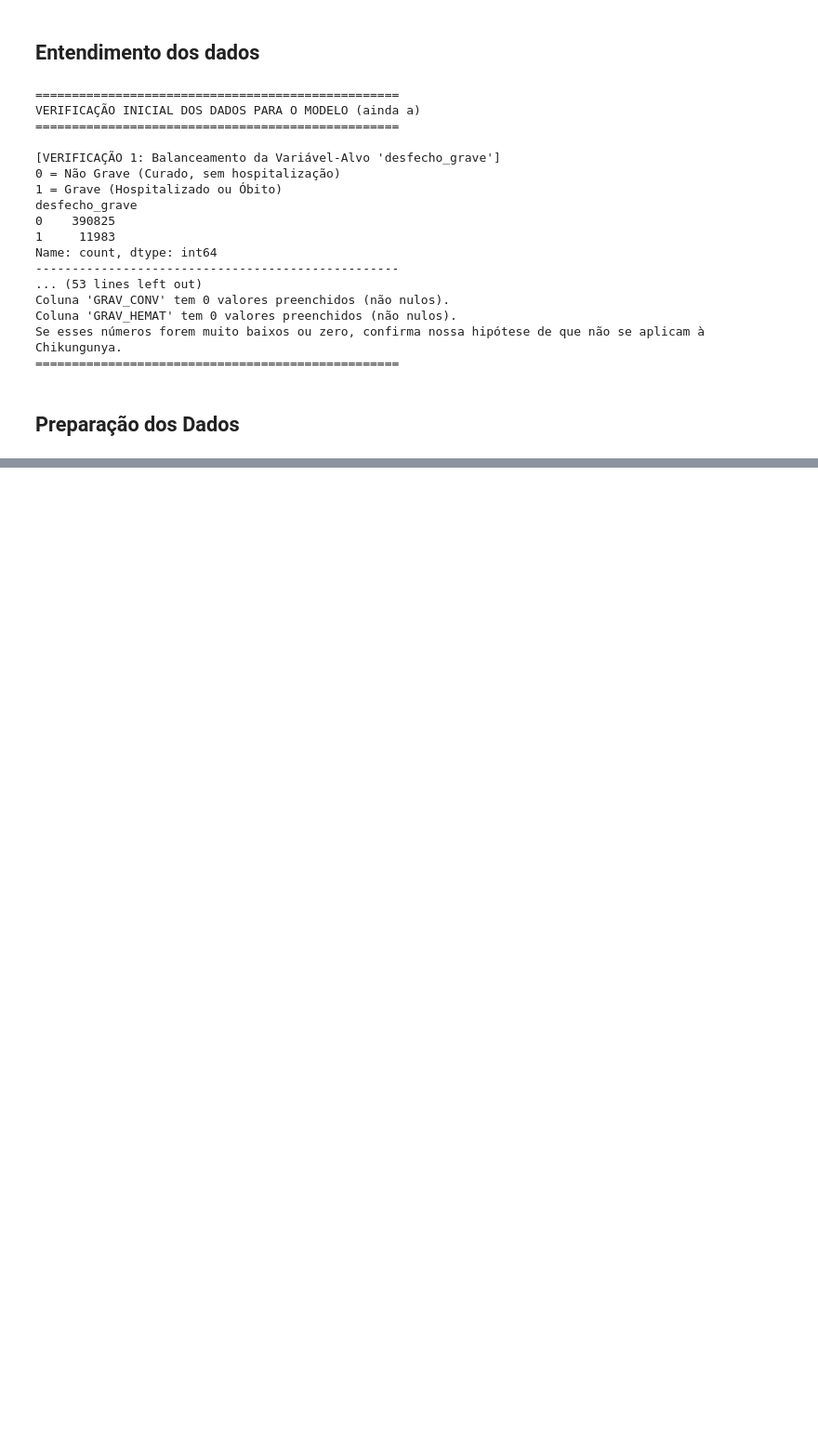
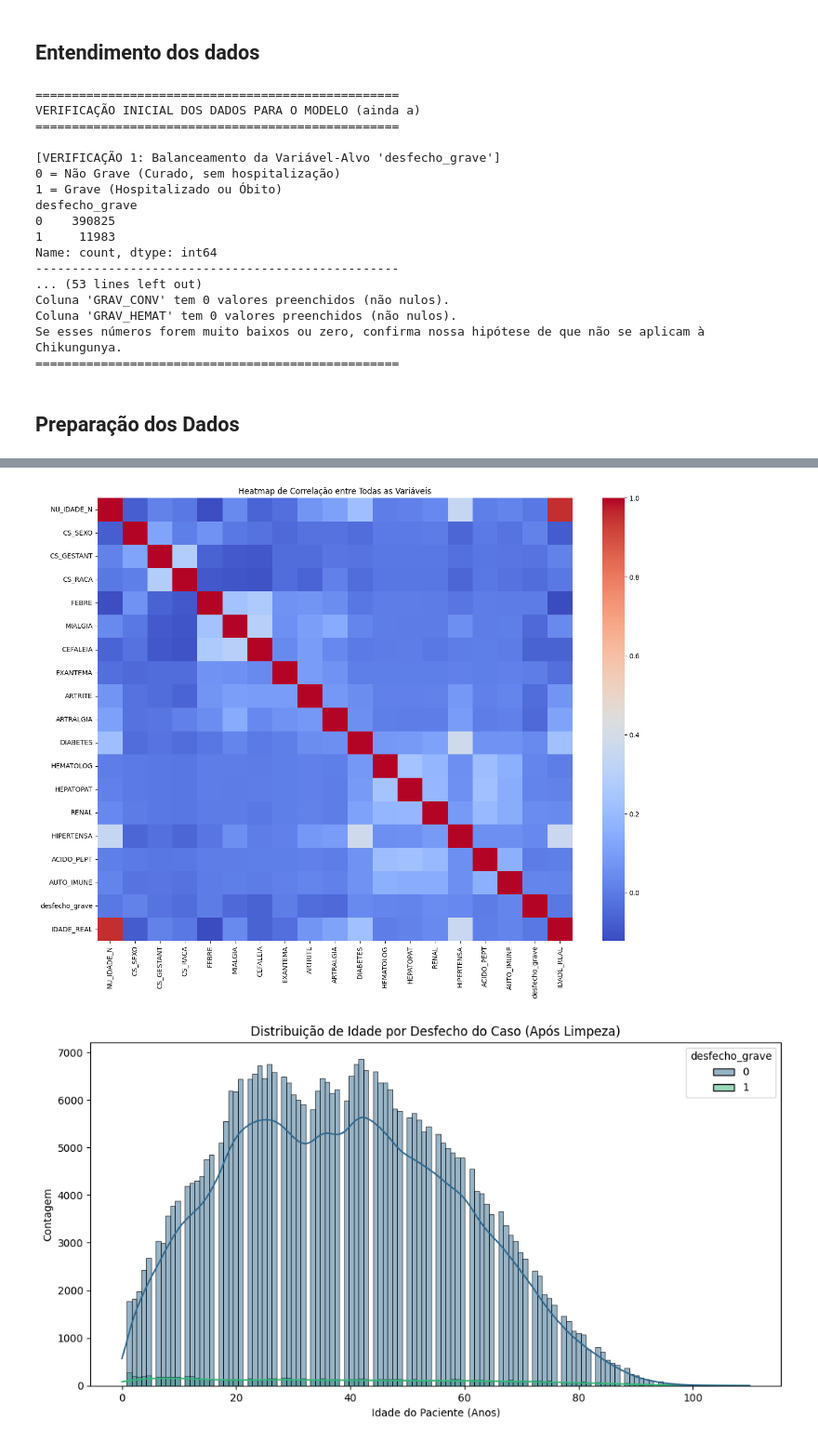
Before and after one commit to EnzoMoraes-full/PI-IV, a Jupyter notebook: codigo_PI.ipynb, the cells around one changed output, grey strips where cells are left out. Shown at 93% size. Saved outputs shown, nothing was run; the diff lists cells and outputs as text; code cells hidden in the pictures; blank space fills up the shorter version.

Commit message:
Atualização - Entrega da atividade 'Exploração Inicial'.

```diff
--- a/codigo_PI.ipynb
+++ b/codigo_PI.ipynb
@@ -6,5 +8,11 @@ import numpy as np
 # %% [markdown]
 ## Carga
 # %%
+print("--- Iniciando o processo *_* ---")
 caminho_do_arquivo = '/content/drive/MyDrive/PI IV/PI/bases/SINAN/CHIKBR24.csv'
-df = pd.read_csv(caminho_do_arquivo, sep=',', encoding='ISO-8859-1', low_memory=False)
+try:
+    df = pd.read_csv(caminho_do_arquivo, sep=',', encoding='ISO-8859-1', low_memory=False)
+    print(f"Arquivo '{caminho_do_arquivo}' carregado com sucesso.")
+except FileNotFoundError:
+    print(f"ERRO: Arquivo não encontrado. Verifique o caminho.")
+    exit()
@@ -156,0 +148,69 @@ memory usage: 18.8 MB
+# %%
+# --- ANÁLISE EXPLORATÓRIA DE DADOS (EDA) ---
+# 4.1. Estatísticas Descritivas
+mapeamento_sim_nao = {1: 'Sim', 2: 'Não'}
+print("\nEstatísticas descritivas para a Idade (após limpeza):")
+print(df_modelo['IDADE_REAL'].describe())
+print("\nFrequência para Diabetes:")
+print(df_modelo['DIABETES'].map(mapeamento_sim_nao).value_counts(normalize=True))
+print("\nFrequência para Hipertensão:")
+print(df_modelo['HIPERTENSA'].map(mapeamento_sim_nao).value_counts(normalize=True))
+
+# 4.2. Análise de Correlação
+df_corr = df_modelo.copy()
+mapeamento_sexo = {'M': 1, 'F': 0, 'I': 2}
+df_corr['CS_SEXO'] = df_corr['CS_SEXO'].map(mapeamento_sexo)
+for col in features_clinicas + features_comorbidades:
+    df_corr[col] = df_corr[col].replace(2, 0)
+correlation_matrix = df_corr.corr()
+print("\nCorrelação das variáveis com 'desfecho_grave':")
+print(correlation_matrix['desfecho_grave'].sort_values(ascending=False))
+
+# 4.3. Visualizações Gráficas
+print("\nGerando visualizações gráficas...")
+
+# Heatmap de Correlação
+plt.figure(figsize=(16, 12))
+sns.heatmap(correlation_matrix, annot=False, cmap='coolwarm')
+plt.title('Heatmap de Correlação entre Todas as Variáveis')
+plt.savefig('heatmap_correlacao.png')
+plt.show()
+
+# Distribuição
+plt.figure(figsize=(12, 6))
+sns.histplot(data=df_modelo, x='IDADE_REAL', hue='desfecho_grave', kde=True, palette='viridis')
+plt.title('Distribuição de Idade por Desfecho do Caso (Após Limpeza)')
+plt.xlabel('Idade do Paciente (Anos)')
+plt.ylabel('Contagem')
+plt.savefig('distribuicao_idade.png')
+plt.show()
+
+# Boxplot de Idade
+plt.figure(figsize=(10, 6))
+sns.boxplot(data=df_modelo, x='desfecho_grave', y='IDADE_REAL', palette='viridis')
+plt.title('Boxplot de Idade por Desfecho do Caso (0 - 110)')
+plt.xlabel('Desfecho (0 = Não Grave, 1 = Grave)')
+plt.ylabel('Idade do Paciente (Anos)')
+plt.savefig('boxplot_idade.png')
+plt.show()
+
+df_plot_diabetes = df_modelo.copy()
+df_plot_diabetes['DIABETES'] = df_plot_diabetes['DIABETES'].map(mapeamento_sim_nao)
+plt.figure(figsize=(10, 6))
+sns.countplot(data=df_plot_diabetes, x='DIABETES', hue='desfecho_grave', palette='plasma')
+plt.title('Contagem de Casos por Diabetes e Desfecho')
+plt.xlabel('Paciente tem Diabetes?')
+plt.ylabel('Número de Casos')
+plt.savefig('diabetes_vs_desfecho.png')
+plt.show()
+
+df_plot_artrite = df_modelo.copy()
+df_plot_artrite['ARTRITE'] = df_plot_artrite['ARTRITE'].map(mapeamento_sim_nao)
+plt.figure(figsize=(10, 6))
+sns.countplot(data=df_plot_artrite, x='ARTRITE', hue='desfecho_grave', palette='plasma')
+plt.title('Contagem de Casos por Sintoma (Artrite) e Desfecho')
+plt.xlabel('Paciente teve Artrite?')
+plt.ylabel('Número de Casos')
+plt.savefig('artrite_vs_desfecho.png')
+plt.show()
+# %% [output]
@@ -156,0 +234,2 @@ memory usage: 18.8 MB
+[figure, added]
+[figure, added]
```
Also changed, not shown: parts of 7 cells of this notebook.
